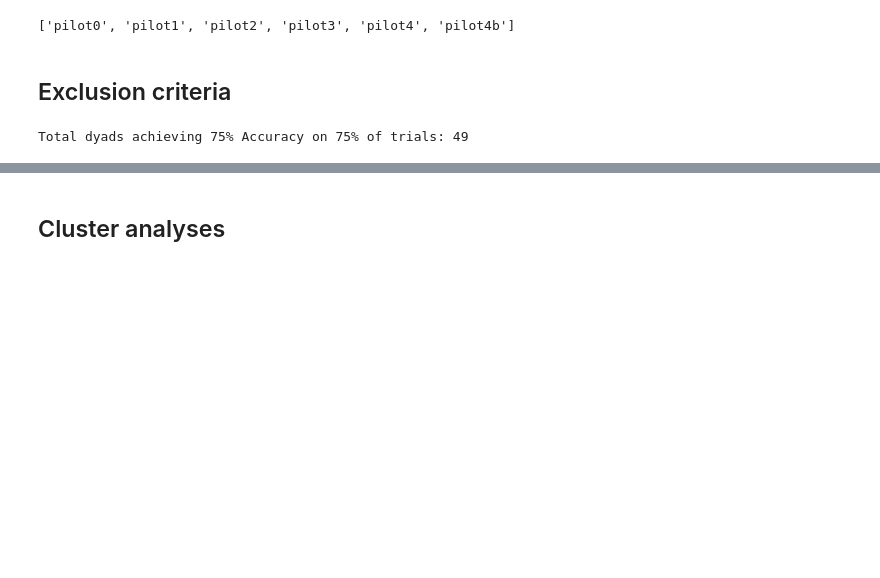
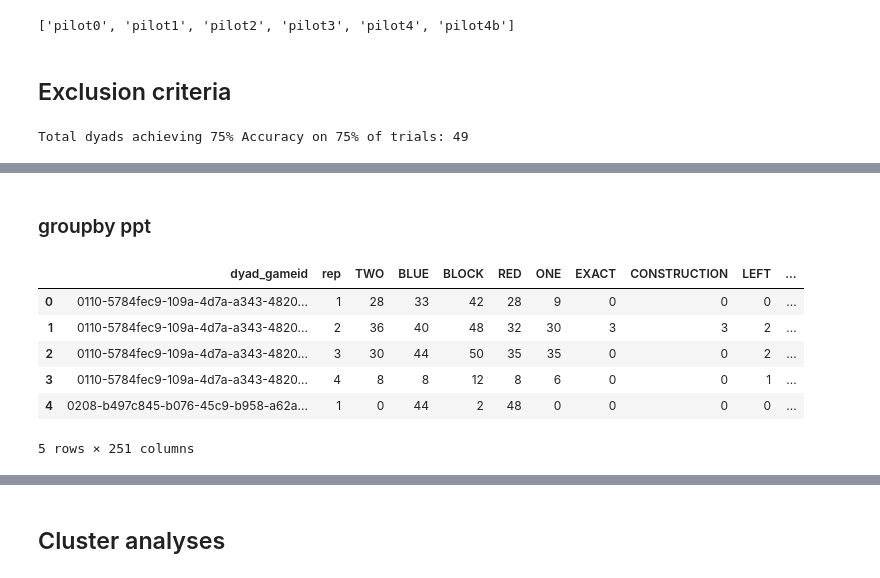
Before and after one commit to cogtoolslab/compositional-abstractions, a Jupyter notebook: analysis/paired_building/ms/ca_ms_analyses.ipynb, the cells around one changed output, grey strips where cells are left out. Saved outputs shown, nothing was run; the diff lists cells and outputs as text; code cells hidden in the pictures; blank space fills up the shorter version.

```diff
--- a/analysis/paired_building/ms/ca_ms_analyses.ipynb
+++ b/analysis/paired_building/ms/ca_ms_analyses.ipynb
@@ -193,0 +334,13 @@ See the caveats in the documentation: https://pandas.pydata.org/pandas-docs/stab
+# %% [markdown]
+### groupby ppt
+# %%
+df_all_words_ppt_reps = df_all_words.groupby(['dyad_gameid','rep']).agg(sum).reset_index()
+df_all_words_ppt_reps.head()
+# %% [output]
+|  | dyad_gameid | rep | TWO | BLUE | BLOCK | RED | ONE | EXACT | CONSTRUCTION | LEFT | ... |
+| 0 | 0110-5784fec9-109a-4d7a-a343-4820... | 1 | 28 | 33 | 42 | 28 | 9 | 0 | 0 | 0 | ... |
+| 1 | 0110-5784fec9-109a-4d7a-a343-4820... | 2 | 36 | 40 | 48 | 32 | 30 | 3 | 3 | 2 | ... |
+| 2 | 0110-5784fec9-109a-4d7a-a343-4820... | 3 | 30 | 44 | 50 | 35 | 35 | 0 | 0 | 2 | ... |
+| 3 | 0110-5784fec9-109a-4d7a-a343-4820... | 4 | 8 | 8 | 12 | 8 | 6 | 0 | 0 | 1 | ... |
+| 4 | 0208-b497c845-b076-45c9-b958-a62a... | 1 | 0 | 44 | 2 | 48 | 0 | 0 | 0 | 0 | ... |
+5 rows × 251 columns
```
Also changed, not shown: parts of 28 cells of this notebook, 5 other files.
